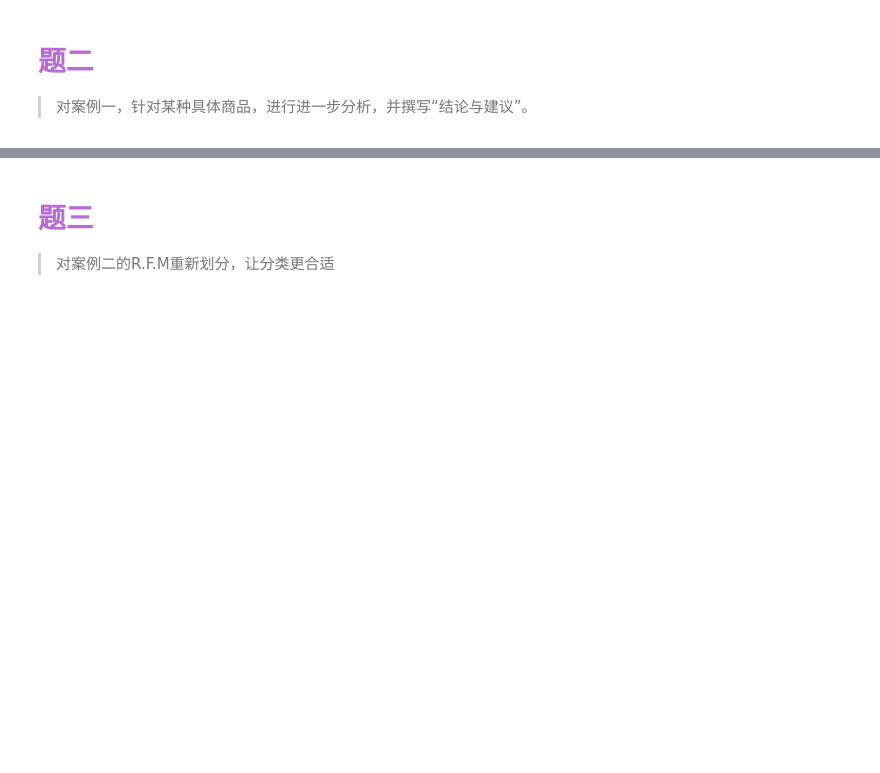
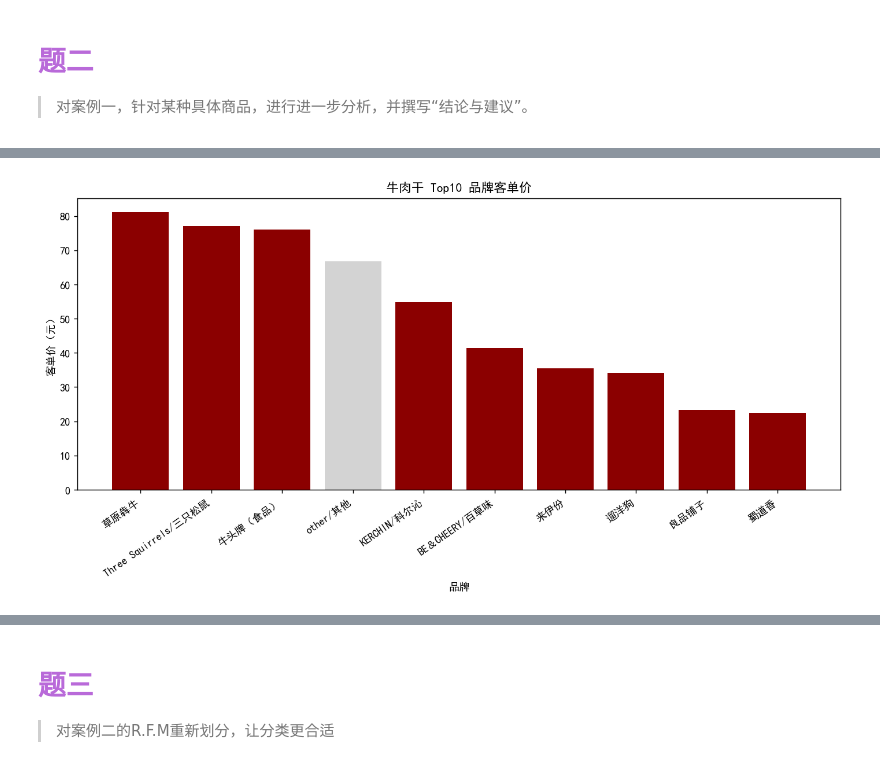
Before and after one commit to Soltus/learn-python-BI, a Jupyter notebook: lesson2/作业/1/index.ipynb, the cells around one changed output, grey strips where cells are left out. Saved outputs shown, nothing was run; the diff lists cells and outputs as text; code cells hidden in the pictures; blank space fills up the shorter version.

```diff
--- a/lesson2/作业/1/index.ipynb
+++ b/lesson2/作业/1/index.ipynb
@@ -31,0 +180,6 @@
+# %%
+# 品牌客单价
+data_tmp2_top_brands = data_tmp2_3_head['品牌'].tolist()
+data_tmp2_4 = data_tmp2[data_tmp2['品牌'].isin(data_tmp2_top_brands)][['品牌', '客单价']].groupby('品牌', as_index=False).mean()
+data_tmp2_4_head = data_tmp2_4.sort_values(by=['客单价'],ascending = False)
+data_tmp2_4_head
@@ -31,0 +198,18 @@
+# %%
+# 绘图
+CANVAS(131)
+data_tmp2_4_colors = ['darkred'] * len(data_tmp2_4_head['品牌'])
+highlight_brand = 'other/其他'
+highlight_index = data_tmp2_4_head[data_tmp2_4_head['品牌'] == highlight_brand].index[0]
+data_tmp2_4_colors[highlight_index] = 'lightgrey'
+plt.bar(data_tmp2_4_head['品牌'], data_tmp2_4_head['客单价'], color=data_tmp2_4_colors)
+plt.title('牛肉干 Top10 品牌客单价')
+plt.xlabel('品牌')
+plt.ylabel('客单价（元）')
+
+# 自动调整坐标轴标签旋转角度，避免重叠
+plt.xticks(rotation=35, ha='right')
+
+plt.show()
+# %% [output]
+[figure, added]
```
Also changed, not shown: parts of 14 cells of this notebook, 1 other file.
